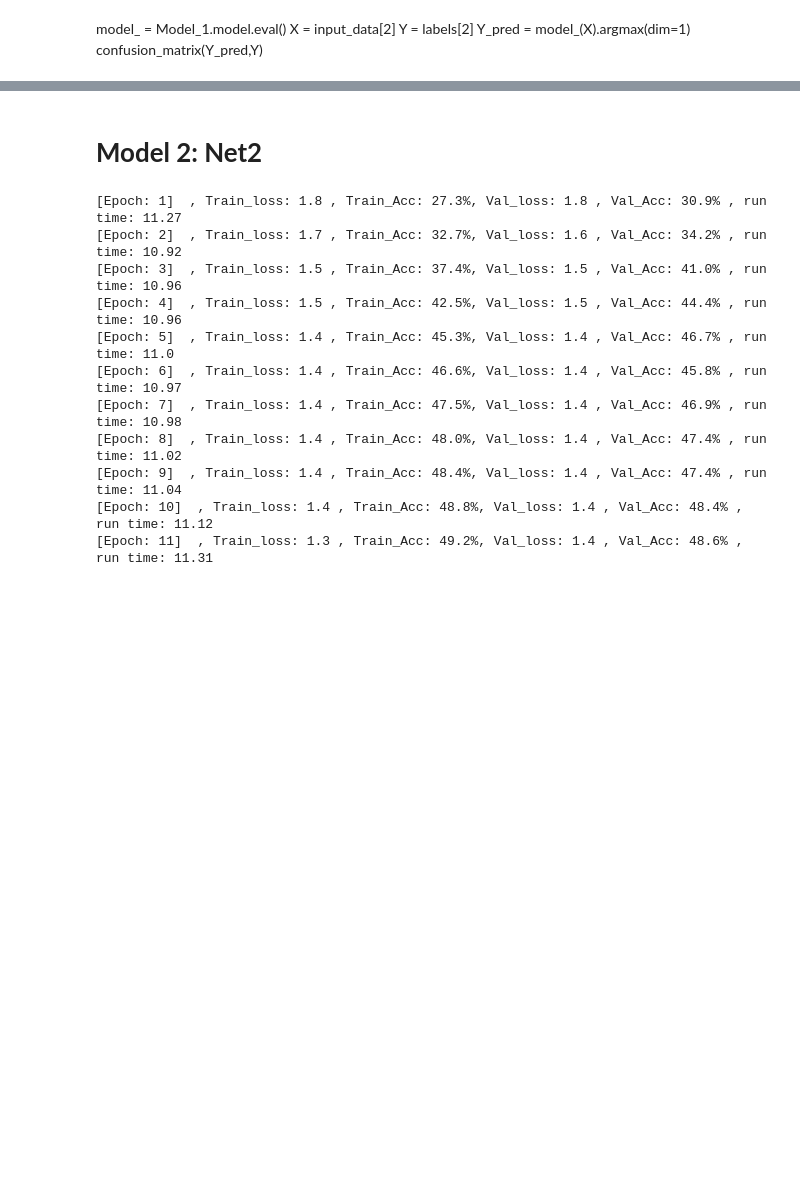
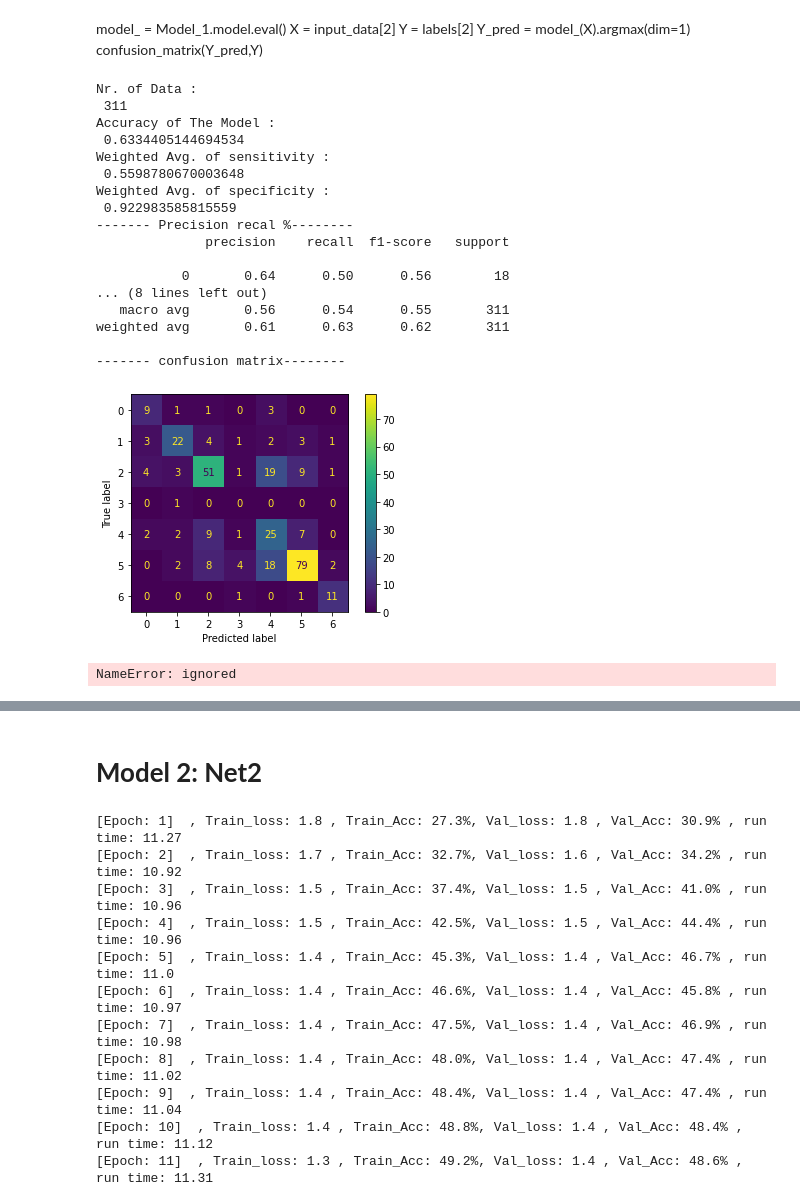
Before and after one commit to sepandms/SkinCare, a Jupyter notebook: CNN_60x45.ipynb, the cells around one changed output, grey strips where cells are left out. Saved outputs shown, nothing was run; the diff lists cells and outputs as text; code cells hidden in the pictures; blank space fills up the shorter version.

```diff
--- a/CNN_60x45.ipynb
+++ b/CNN_60x45.ipynb
@@ -571,14 +478,14 @@ Weighted Avg. of specificity :
  0.8840536637072443
 [figure]
 # %%
-Net = [CNN_Net1]
-LR = [0.001, 0.0015]
-batch_size = [64, 50]
-Momentum = [0.7,0.6,0.65]
-epochs = [30]
-weight_decay = [0, 0.0001]
+Net = [CNN_Net2,CNN_Net3]
+LR = [0.001,0.0012,0.0015,0.0018,0.01]
+batch_size = [64,30,50]
+Momentum = [0.65,0.72,0.8]
+epochs = [50]
+weight_decay = [0,0.0001,0.000001,0.0000002]
 loss_func  =  [nn.CrossEntropyLoss]
-opt_func = [torch.optim.SGD]
+opt_func = [torch.optim.SGD,torch.optim.Adam]
 
 grid = {
     'Net' : Net
@@ -673,6 +554,35 @@ X = input_data[2]
 Y = labels[2]
 Y_pred = model_(X).argmax(dim=1)
 confusion_matrix(Y_pred,Y)
+# %%
+model_ = Model_1.model.eval()
+X = input_data[2].to(device)
+Y = labels[2].to(device)
+Y_pred = model_(X).argmax(dim=1)
+confusion_matrix(Y_pred.to('cpu'),Y.to('cpu'))
+# %% [output]
+Nr. of Data :
+ 311
+Accuracy of The Model :
+ 0.6334405144694534
+Weighted Avg. of sensitivity :
+ 0.5598780670003648
+Weighted Avg. of specificity :
+ 0.922983585815559
+------- Precision recal %--------
+              precision    recall  f1-score   support
+
+           0       0.64      0.50      0.56        18
+... (8 lines left out)
+   macro avg       0.56      0.54      0.55       311
+weighted avg       0.61      0.63      0.62       311
+
+------- confusion matrix--------
+[figure, added]
+# %%
+best_param
+# %% [output]
+NameError: ignored
 # %%
 model_ = Model_1
 epochs_X = [i for i in range(1, model_.epochs+1)]
```
Also changed, not shown: parts of 9 cells of this notebook.
